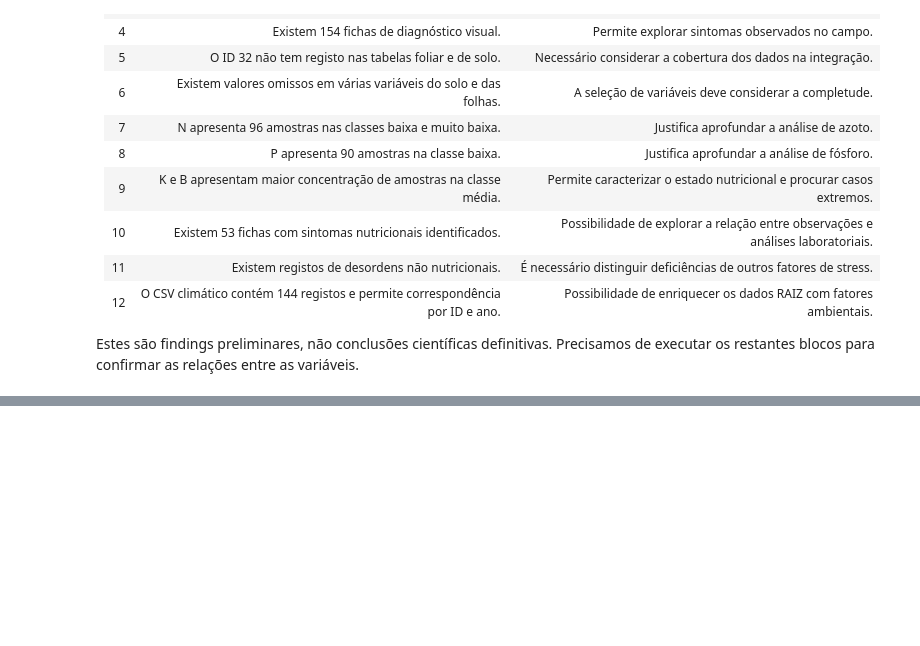
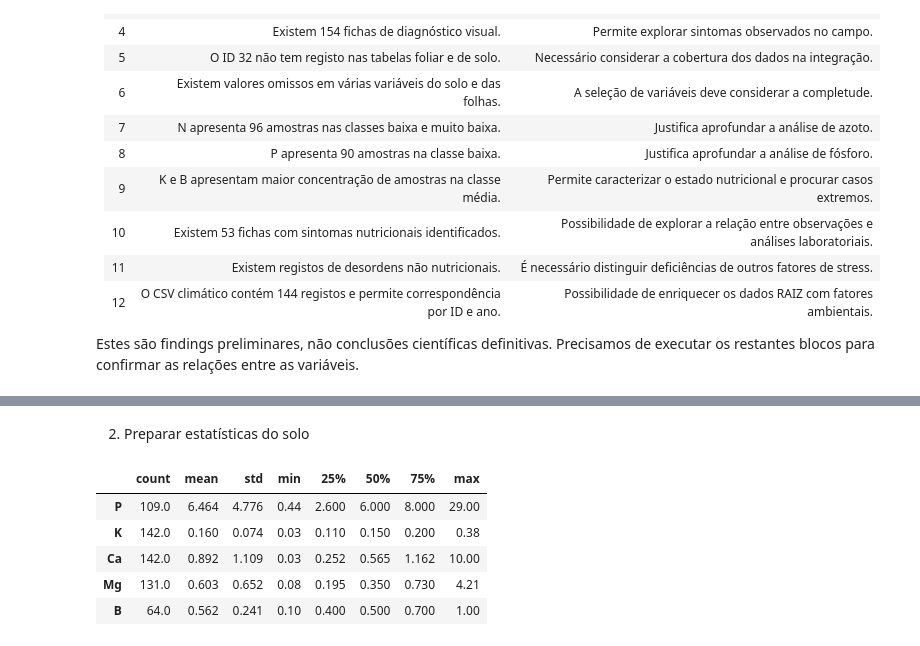
Before and after one commit to catarina1532/project-template, a Jupyter notebook: EDA_EucaNutri_RAIZ_Workshop.ipynb, the cells around one changed output, grey strips where cells are left out. Cells and saved outputs as stored; diff of their text form; code cells hidden in the pictures; blank space fills up the shorter version.

```diff
--- a/EDA_EucaNutri_RAIZ_Workshop.ipynb
+++ b/EDA_EucaNutri_RAIZ_Workshop.ipynb
@@ -1018,0 +1362,33 @@ Estes são findings preliminares, não conclusões científicas definitivas. Pre
+# %% [markdown]
+2. Preparar estatísticas do solo
+# %%
+# Estatísticas descritivas das principais variáveis do solo
+
+variaveis_solo = [
+    "solo_ph_h2o",
+    "solo_mo_pct",
+    "P",
+    "K",
+    "Ca",
+    "Mg",
+    "B"
+]
+
+variaveis_existentes = [
+    v for v in variaveis_solo if v in solo.columns
+]
+
+resumo_solo = solo[variaveis_existentes].describe().T
+
+display(
+    resumo_solo[
+        ["count", "mean", "std", "min", "25%", "50%", "75%", "max"]
+    ].round(3)
+)
+# %% [output]
+|  | count | mean | std | min | 25% | 50% | 75% | max |
+| P | 109.0 | 6.464 | 4.776 | 0.44 | 2.600 | 6.000 | 8.000 | 29.00 |
+| K | 142.0 | 0.160 | 0.074 | 0.03 | 0.110 | 0.150 | 0.200 | 0.38 |
+| Ca | 142.0 | 0.892 | 1.109 | 0.03 | 0.252 | 0.565 | 1.162 | 10.00 |
+| Mg | 131.0 | 0.603 | 0.652 | 0.08 | 0.195 | 0.350 | 0.730 | 4.21 |
+| B | 64.0 | 0.562 | 0.241 | 0.10 | 0.400 | 0.500 | 0.700 | 1.00 |
```
Also changed, not shown: parts of 28 cells of this notebook.
